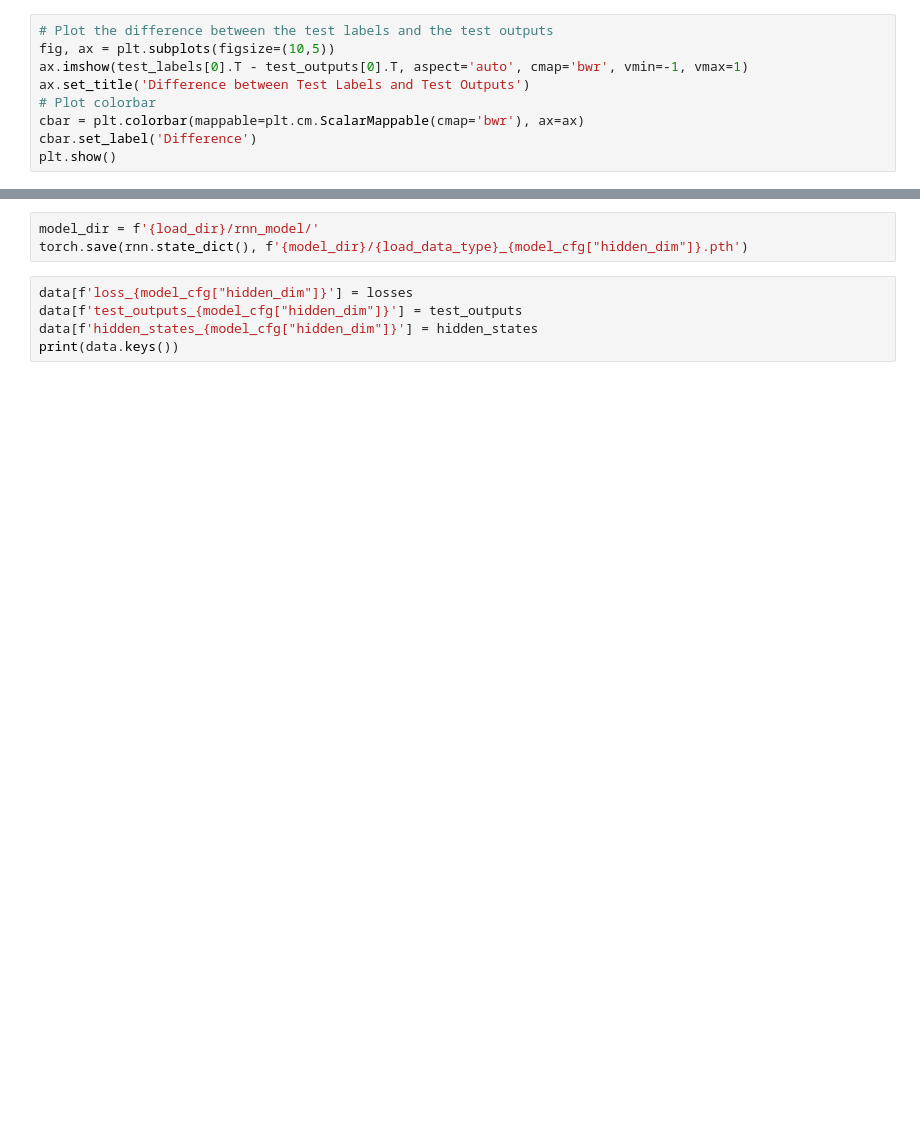
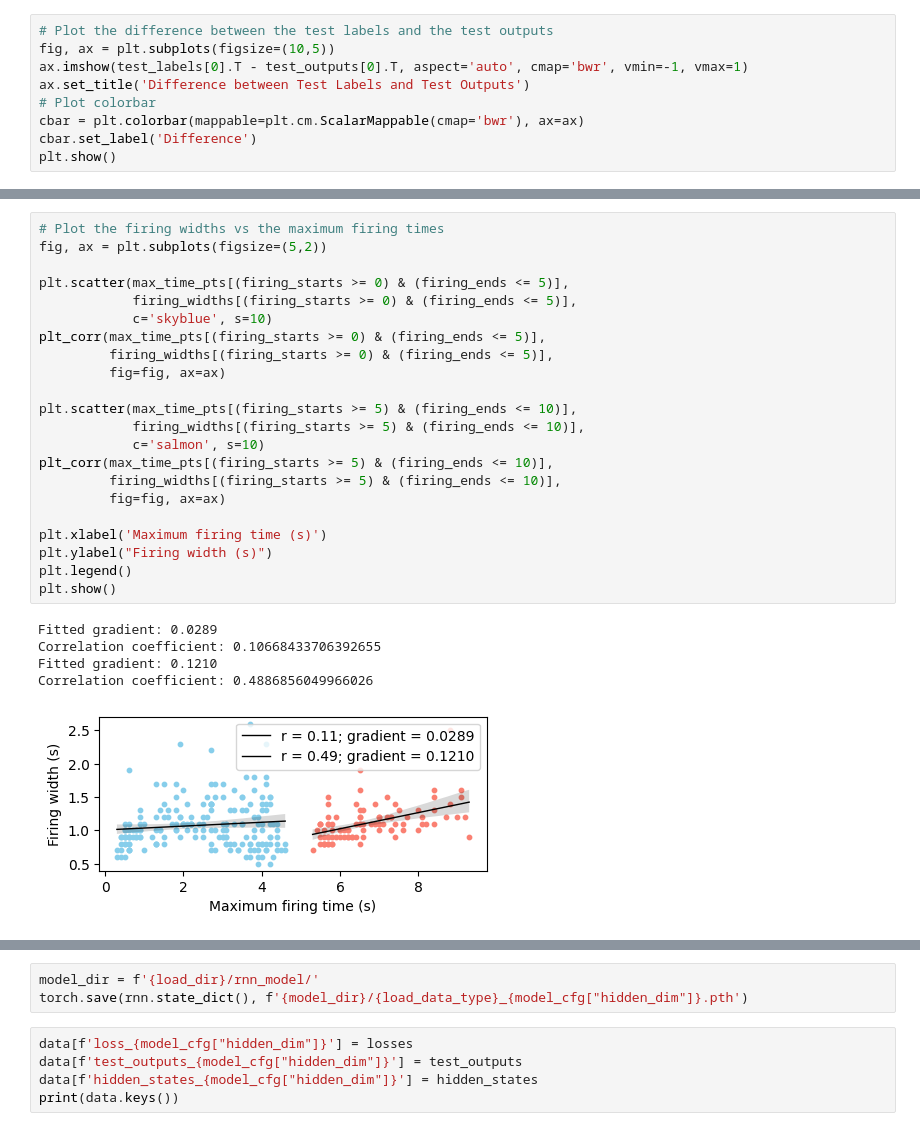
Before and after one commit to qrsyu/STCell, a Jupyter notebook: code/spacetime_task.ipynb, the cells around one changed output, grey strips where cells are left out. Saved outputs shown, nothing was run; the diff lists cells and outputs as text; blank space fills up the shorter version.

```diff
--- a/code/spacetime_task.ipynb
+++ b/code/spacetime_task.ipynb
@@ -403,0 +397,28 @@ Fitted gradient: 0.1581
+# %%
+# Plot the firing widths vs the maximum firing times
+fig, ax = plt.subplots(figsize=(5,2))
+
+plt.scatter(max_time_pts[(firing_starts >= 0) & (firing_ends <= 5)],
+            firing_widths[(firing_starts >= 0) & (firing_ends <= 5)],
+            c='skyblue', s=10)
+plt_corr(max_time_pts[(firing_starts >= 0) & (firing_ends <= 5)],
+         firing_widths[(firing_starts >= 0) & (firing_ends <= 5)],
+         fig=fig, ax=ax)
+
+plt.scatter(max_time_pts[(firing_starts >= 5) & (firing_ends <= 10)],
+            firing_widths[(firing_starts >= 5) & (firing_ends <= 10)],
+            c='salmon', s=10)
+plt_corr(max_time_pts[(firing_starts >= 5) & (firing_ends <= 10)],
+         firing_widths[(firing_starts >= 5) & (firing_ends <= 10)],
+         fig=fig, ax=ax)
+
+plt.xlabel('Maximum firing time (s)')
+plt.ylabel("Firing width (s)")
+plt.legend()
+plt.show()
+# %% [output]
+Fitted gradient: 0.0289
+Correlation coefficient: 0.10668433706392655
+Fitted gradient: 0.1210
+Correlation coefficient: 0.4886856049966026
+[figure, added]
```
Also changed, not shown: parts of 25 cells of this notebook, 7 other files.
